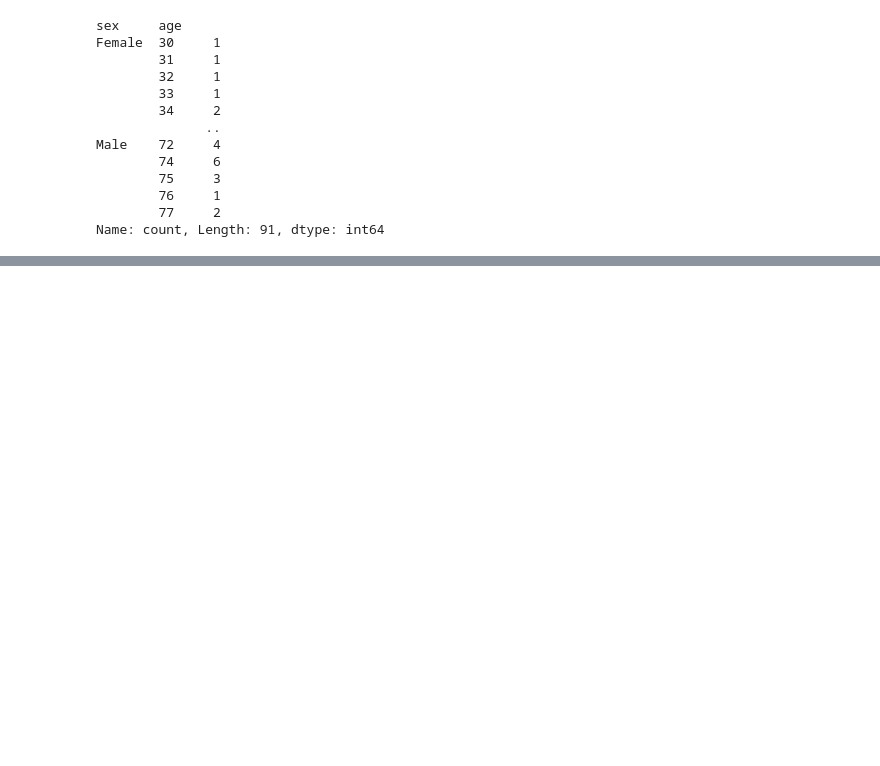
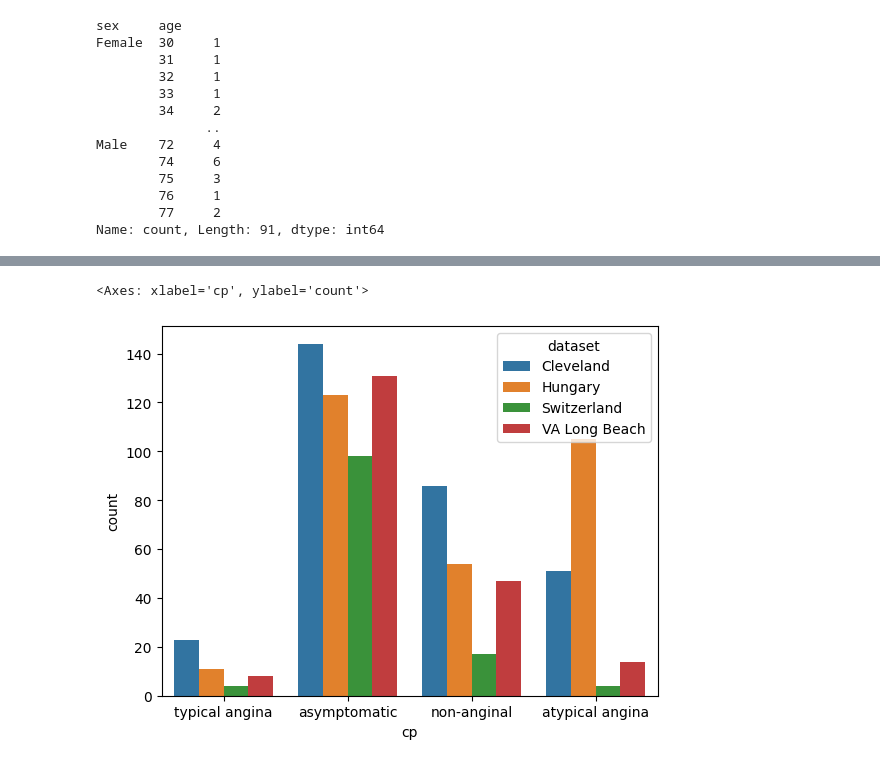
Before and after one commit to khizer9292/machine_learning, a Jupyter notebook: 00_projects/01_heart_disease_prediction/heart_disease_project.ipynb, the cells around one changed output, grey strips where cells are left out. Cells and saved outputs as stored; diff of their text form; code cells hidden in the pictures; blank space fills up the shorter version.

```diff
--- a/00_projects/01_heart_disease_prediction/heart_disease_project.ipynb
+++ b/00_projects/01_heart_disease_prediction/heart_disease_project.ipynb
@@ -195,0 +328,6 @@ Name: count, Length: 91, dtype: int64
+# %%
+# draw histogram of cp column in our dataset
+sns.countplot(data= df , x= 'cp', hue= 'dataset')
+# %% [output]
+<Axes: xlabel='cp', ylabel='count'>
+[figure, added]
```
Also changed, not shown: parts of 24 cells of this notebook, 2 other files.
